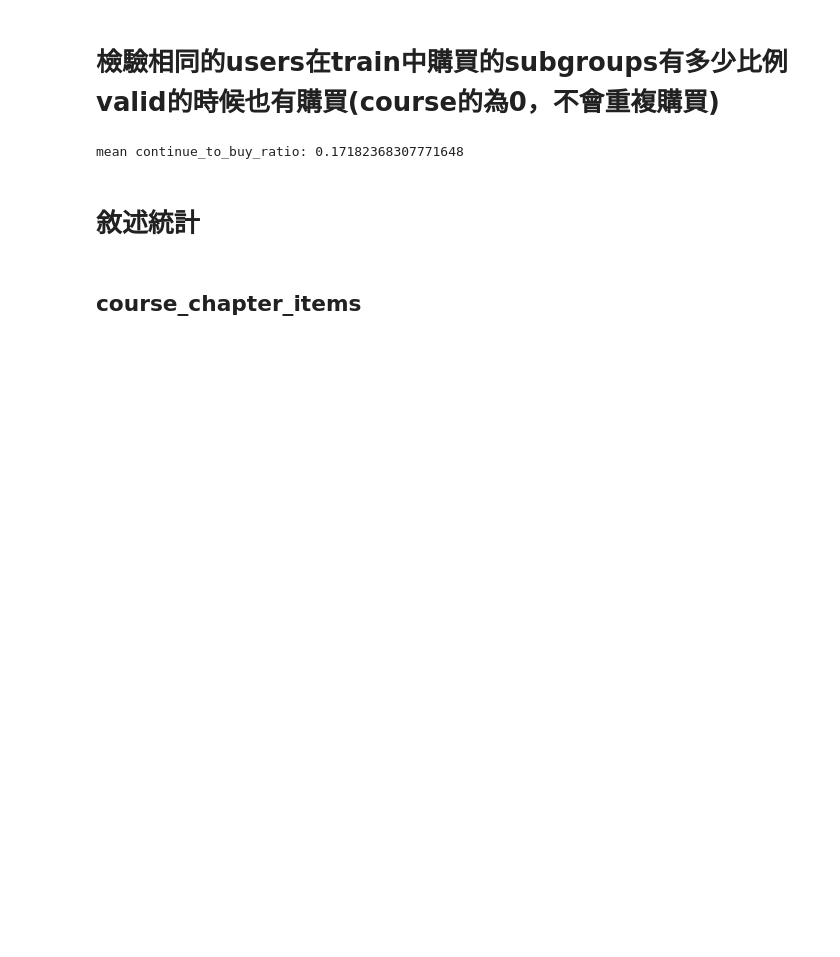
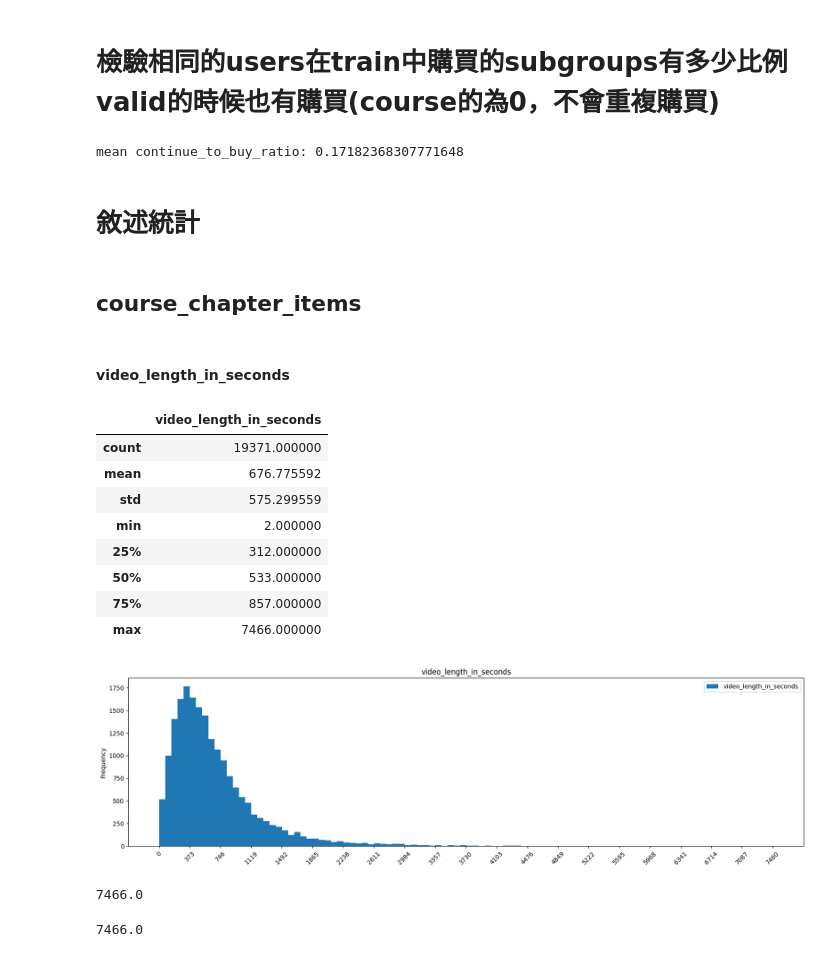
Before and after one commit to bonzo-ntu/2022ADL-FinalProject-4, a Jupyter notebook: EDA.ipynb, the cells around one changed output. Drawn from its saved outputs; the diff is of its cells as text; code cells hidden in the pictures; blank space fills up the shorter version.

Commit message:
course_df

```diff
--- a/EDA.ipynb
+++ b/EDA.ipynb
@@ -200,4 +254,28 @@ mean continue_to_buy_ratio: 0.17182368307771648
 # 敘述統計
 # %% [markdown]
 ## course_chapter_items
+# %% [markdown]
+#### video_length_in_seconds
+# %%
+sub_eda1(course_chapter_items_df, ['video_length_in_seconds'])
+# %% [output]
+|  | video_length_in_seconds |
+| count | 19371.000000 |
+| mean | 676.775592 |
+| std | 575.299559 |
+| min | 2.000000 |
+| 25% | 312.000000 |
+| 50% | 533.000000 |
+| 75% | 857.000000 |
+| max | 7466.000000 |
+[figure, added]
+# %%
+course_chapter_items_df['video_length_in_seconds'].describe()['max']
+# %% [output]
+7466.0
+# %%
+x = course_chapter_items_df['video_length_in_seconds'].describe()
+x['max']
+# %% [output]
+7466.0
 # %%
```
Also changed, not shown: parts of 12 cells of this notebook.
